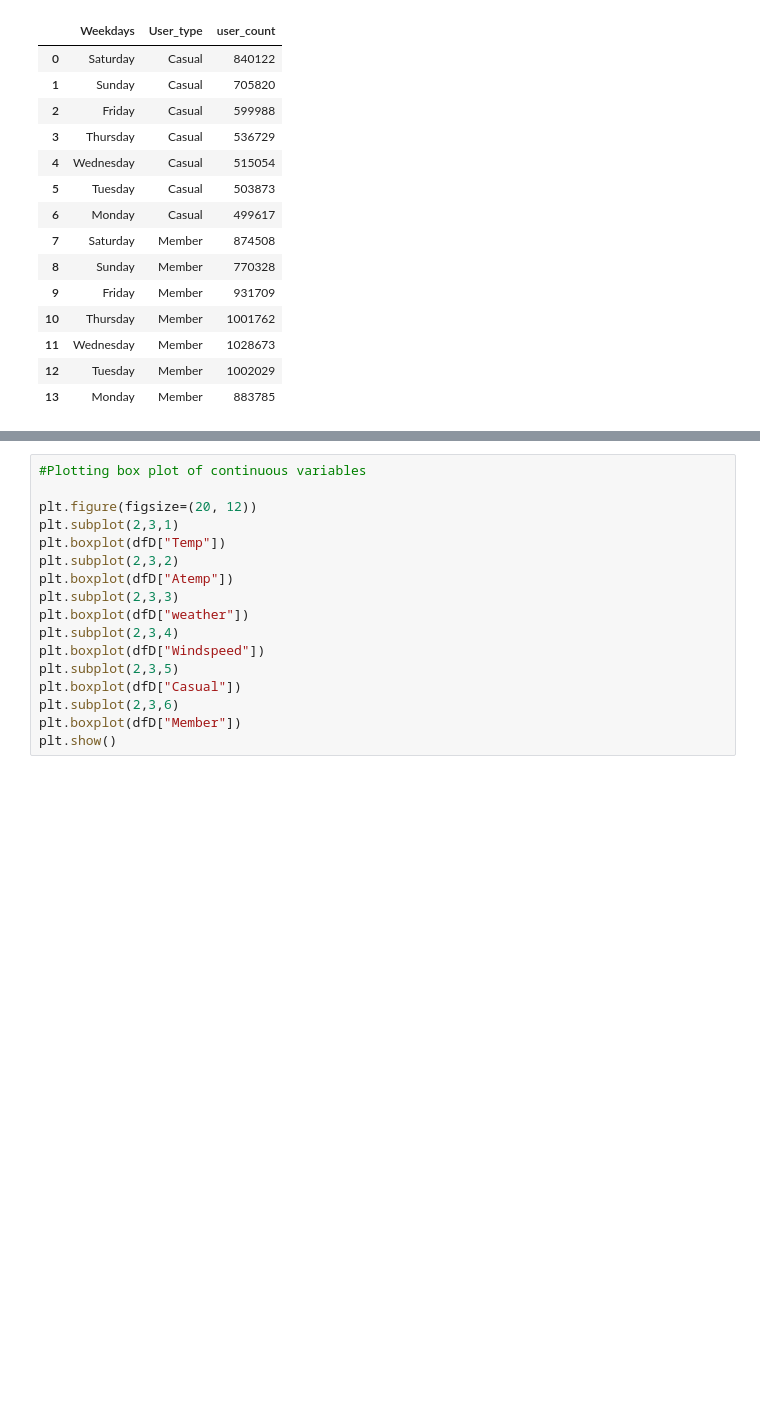
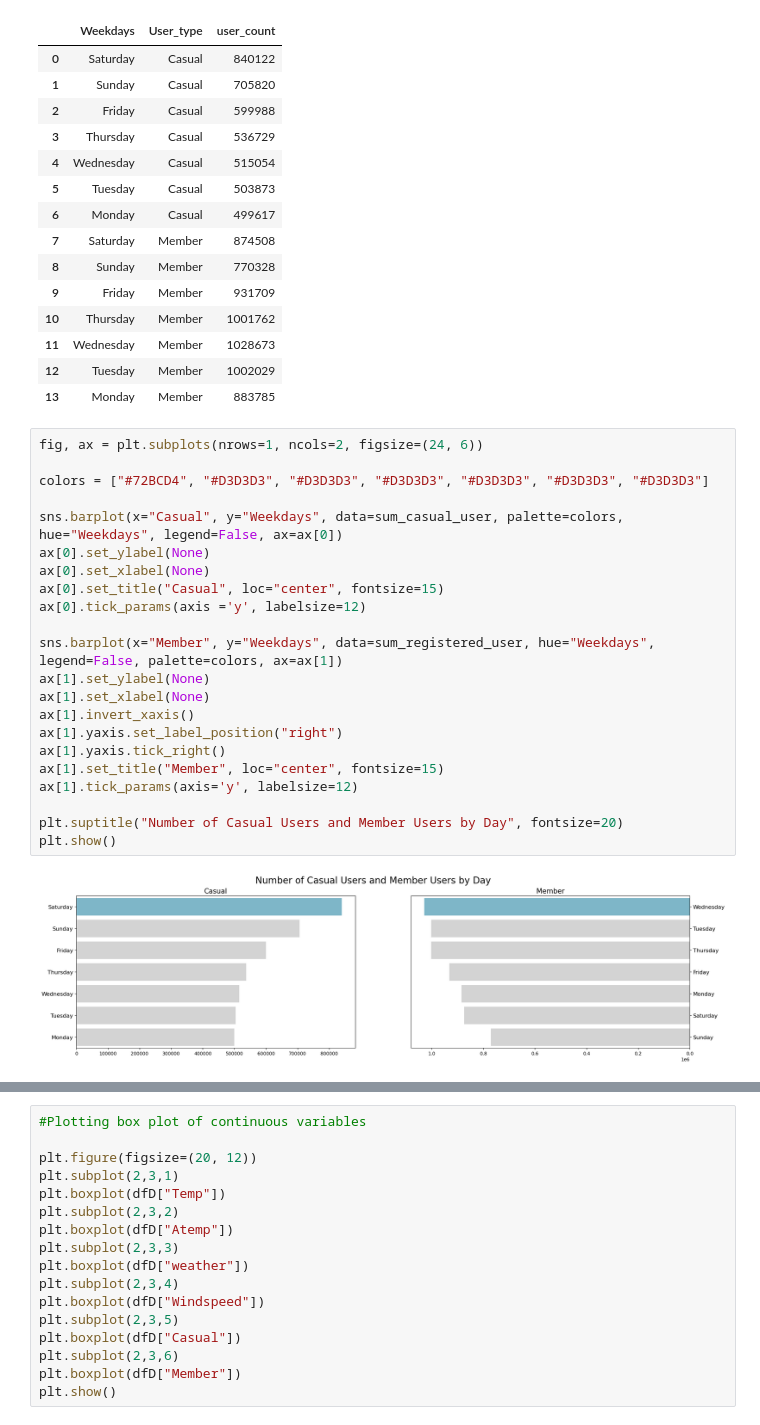
Before and after one commit to Sudha25a/Bike-project-3, a Jupyter notebook: Bike project Daily.ipynb, the cells around one changed output, grey strips where cells are left out. Saved outputs shown, nothing was run; the diff lists cells and outputs as text; blank space fills up the shorter version.

```diff
--- a/Bike project Daily.ipynb
+++ b/Bike project Daily.ipynb
@@ -625,3 +625,27 @@ daily_user_type
 | 11 | Wednesday | Member | 1028673 |
 | 12 | Tuesday | Member | 1002029 |
 | 13 | Monday | Member | 883785 |
+# %%
+fig, ax = plt.subplots(nrows=1, ncols=2, figsize=(24, 6))
+
+colors = ["#72BCD4", "#D3D3D3", "#D3D3D3", "#D3D3D3", "#D3D3D3", "#D3D3D3", "#D3D3D3"]
+
+sns.barplot(x="Casual", y="Weekdays", data=sum_casual_user, palette=colors, hue="Weekdays", legend=False, ax=ax[0])
+ax[0].set_ylabel(None)
+ax[0].set_xlabel(None)
+ax[0].set_title("Casual", loc="center", fontsize=15)
+ax[0].tick_params(axis ='y', labelsize=12)
+
+sns.barplot(x="Member", y="Weekdays", data=sum_registered_user, hue="Weekdays", legend=False, palette=colors, ax=ax[1])
+ax[1].set_ylabel(None)
+ax[1].set_xlabel(None)
+ax[1].invert_xaxis()
+ax[1].yaxis.set_label_position("right")
+ax[1].yaxis.tick_right()
+ax[1].set_title("Member", loc="center", fontsize=15)
+ax[1].tick_params(axis='y', labelsize=12)
+
+plt.suptitle("Number of Casual Users and Member Users by Day", fontsize=20)
+plt.show()
+# %% [output]
+[figure, added]
```
Also changed, not shown: parts of 5 cells of this notebook.
